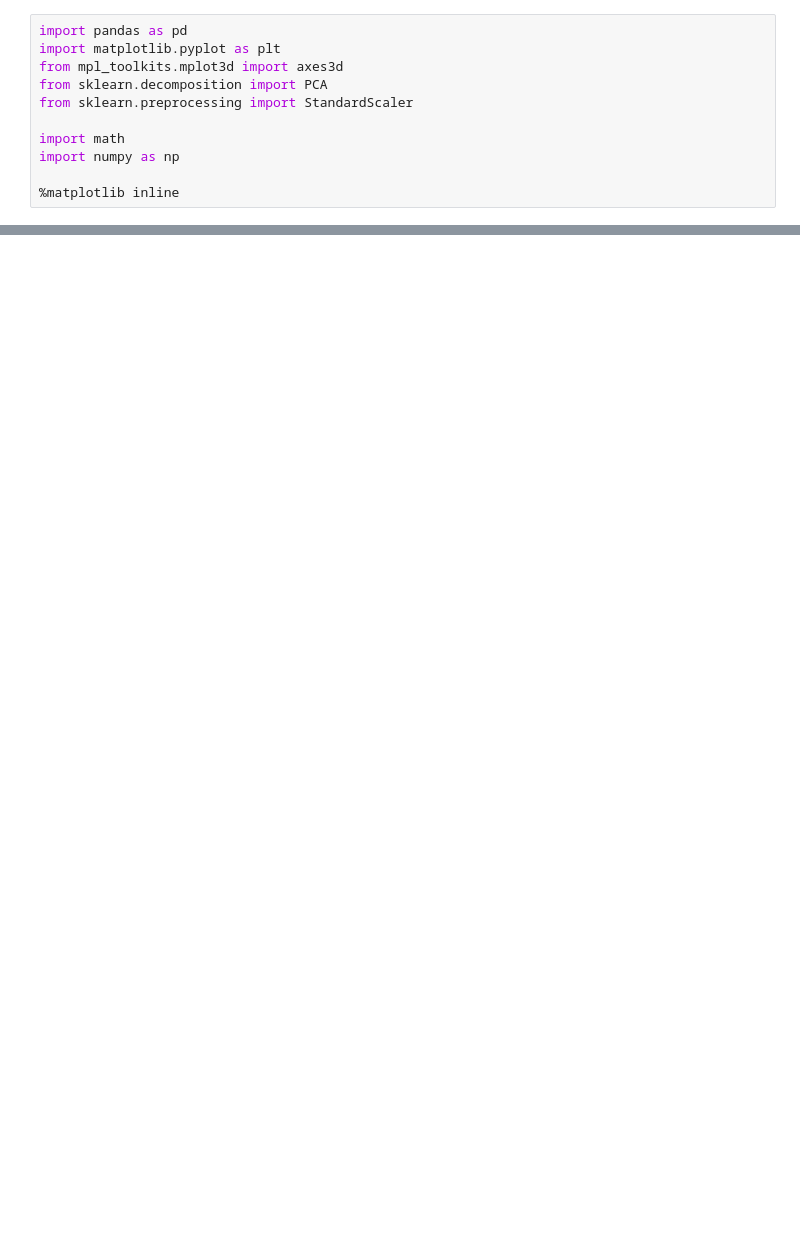
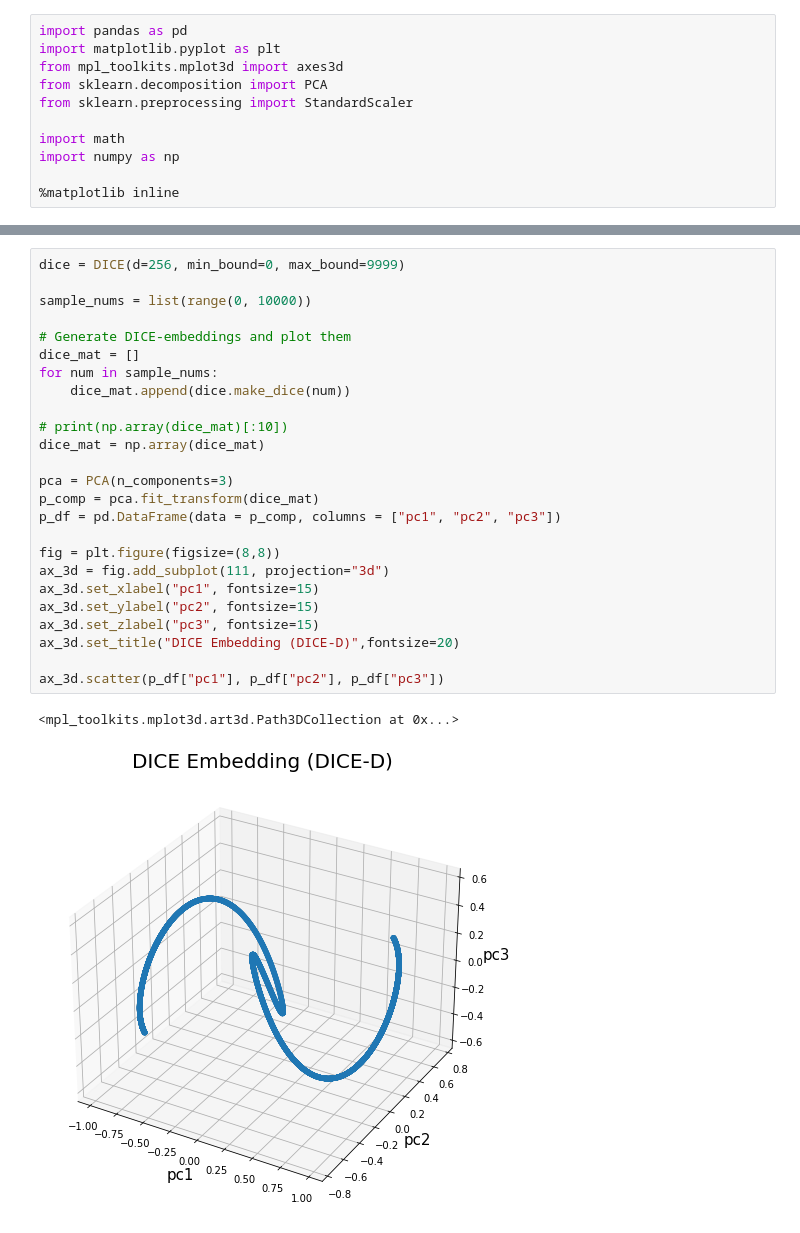
Before and after one commit to wjdghks950/Methods-for-Numeracy-Preserving-Word-Embeddings, a Jupyter notebook: dice_embedding.ipynb, the cells around one changed output, grey strips where cells are left out. Drawn from its saved outputs; the diff is of its cells as text; blank space fills up the shorter version.

```diff
--- a/dice_embedding.ipynb
+++ b/dice_embedding.ipynb
@@ -108,0 +110,28 @@ ax_3d.scatter(p_df["pc1"], p_df["pc2"], p_df["pc3"])
+# %%
+dice = DICE(d=256, min_bound=0, max_bound=9999)
+
+sample_nums = list(range(0, 10000))
+
+# Generate DICE-embeddings and plot them
+dice_mat = []
+for num in sample_nums:
+    dice_mat.append(dice.make_dice(num))
+
+# print(np.array(dice_mat)[:10])
+dice_mat = np.array(dice_mat)
+
+pca = PCA(n_components=3)
+p_comp = pca.fit_transform(dice_mat)
+p_df = pd.DataFrame(data = p_comp, columns = ["pc1", "pc2", "pc3"])
+
+fig = plt.figure(figsize=(8,8))
+ax_3d = fig.add_subplot(111, projection="3d")
+ax_3d.set_xlabel("pc1", fontsize=15)
+ax_3d.set_ylabel("pc2", fontsize=15)
+ax_3d.set_zlabel("pc3", fontsize=15)
+ax_3d.set_title("DICE Embedding (DICE-D)",fontsize=20)
+
+ax_3d.scatter(p_df["pc1"], p_df["pc2"], p_df["pc3"])
+# %% [output]
+<mpl_toolkits.mplot3d.art3d.Path3DCollection at 0x...>
+[figure, added]
```
Also changed, not shown: parts of 4 cells of this notebook.
